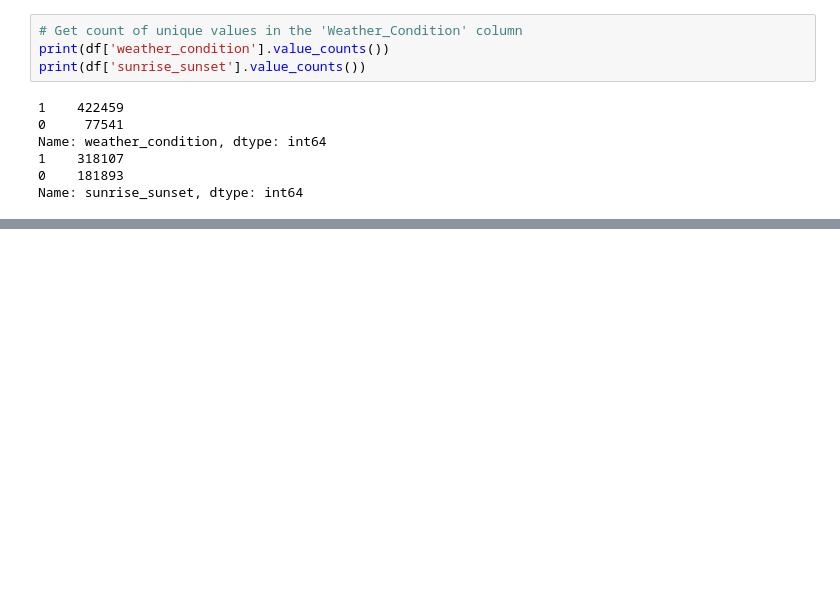
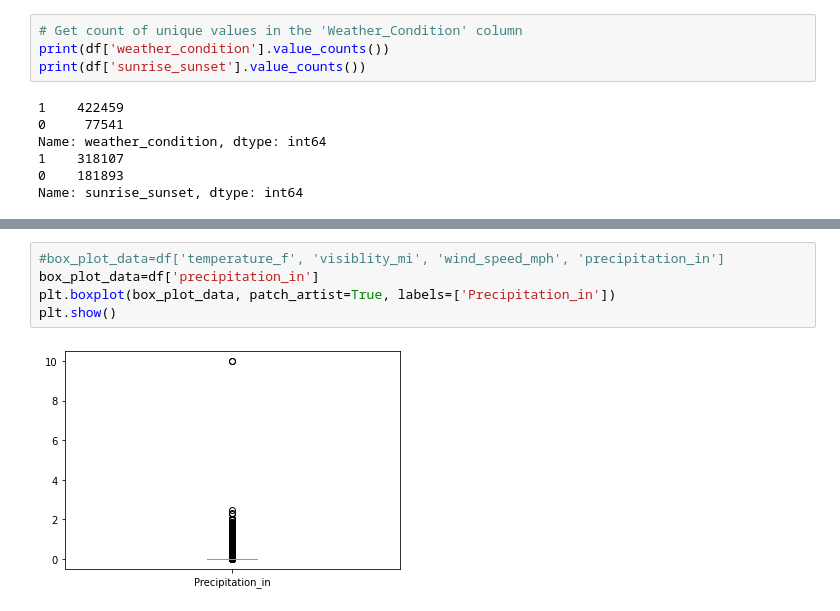
Before and after one commit to justinkirk8/Accidentally_Late, a Jupyter notebook: Machine_Learning_Model/Visuals/ASJ_Visuals.ipynb, the cells around one changed output, grey strips where cells are left out. Saved outputs shown, nothing was run; the diff lists cells and outputs as text; blank space fills up the shorter version.

```diff
--- a/Machine_Learning_Model/Visuals/ASJ_Visuals.ipynb
+++ b/Machine_Learning_Model/Visuals/ASJ_Visuals.ipynb
@@ -159,3 +174,10 @@ KeyError: ('temperature_f', 'visiblity_mi', 'wind_speed_mph', 'precipitation_in'
+# %%
+#box_plot_data=df['temperature_f', 'visiblity_mi', 'wind_speed_mph', 'precipitation_in']
+box_plot_data=df['precipitation_in']
+plt.boxplot(box_plot_data, patch_artist=True, labels=['Precipitation_in'])
+plt.show()
+# %% [output]
+[figure, added]
 # %%
 import matplotlib.pyplot as plt
 import seaborn as sns
```
Also changed, not shown: parts of 7 cells of this notebook, 9 other files.
